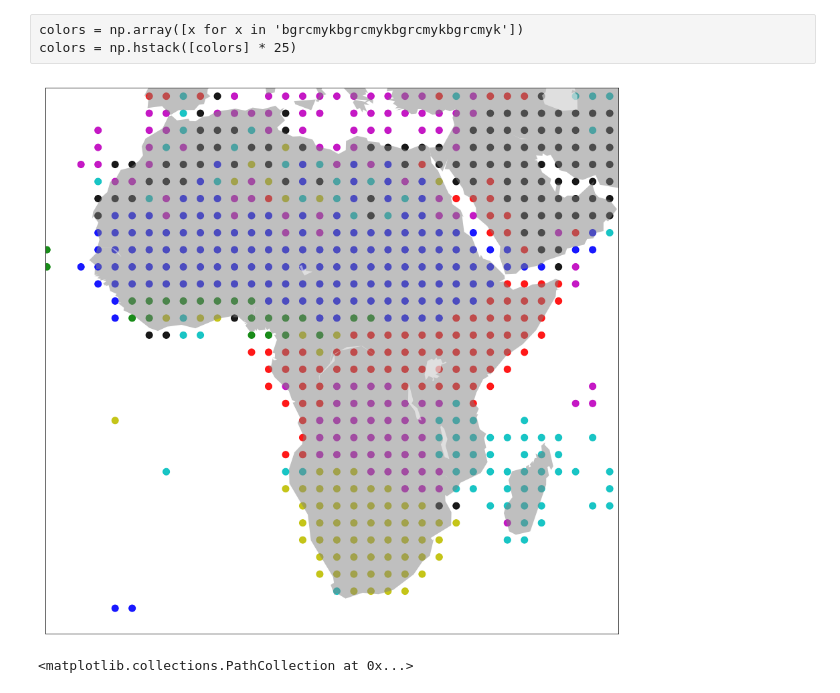
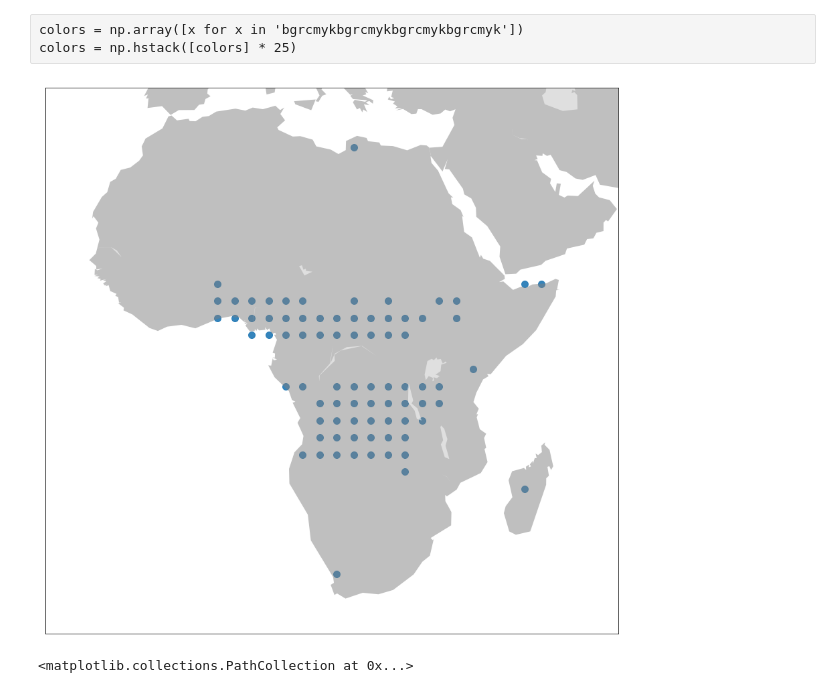
Before and after one commit to alchemist5617/Climate-Network, a Jupyter notebook: causality/PCA_varimax.ipynb, the cells around one changed output. Cells and saved outputs as stored; diff of their text form; code cells hidden in the pictures.

```diff
--- a/causality/PCA_varimax.ipynb
+++ b/causality/PCA_varimax.ipynb
@@ -157 +136,16 @@ Matrix1
+# %%
+loading = pd.DataFrame(varimax(Matrix1, q=200))
+loading = loading.abs()
+# %%
+def index_finder(loading,col,percent = 0.98):
+    values = loading[col].sort_values(ascending = False)
+    s = 0
+    i = 0
+    while s < percent:
+        s+=values[i]
+        i = i+1
+    Idx = values[:i].index
+    return(Idx)
+# %%
+Idx = index_finder(loading,3)
 # %%
@@ -159,5 +152,7 @@ loading = pd.DataFrame(varimax(Matrix1))
 clusters = loading.idxmax(axis=1)
 df = pd.DataFrame({"lons":lon_list,"lats":lat_list,"clusters":clusters.values.tolist()})
+# %%
+df1 = df.iloc[Idx,:]
 # %% [raw]
 df1 = df[df["clusters"] == 0]
 df2 = df[df["clusters"] == 1]
@@ -210,37 +205,37 @@ m=Basemap(llcrnrlon=-24, llcrnrlat=-40,urcrnrlon=60,urcrnrlat=40)
 m.fillcontinents(color='grey', alpha=0.5)
 #m.drawcoastlines()
 # draw a boundary around the map, fill the background.
 # this background will end up being the ocean color, since
 # the continents will be drawn on top.
 #m.drawmapboundary(fill_color='white')
 #m.bluemarble()
 # fill continents, set lake color same as ocean color.
 #m.fillcontinents(color='lightgrey',lake_color='white', )
 #m.drawlsmask(land_color='coral',ocean_color='aqua',lakes=True)
 
-lons = df["lons"].values
-lats = df["lats"].values
+lons = df1["lons"].values
+lats = df1["lats"].values
 x,y = m(lons, lats)
-plt.scatter(x, y, c=center_colors, alpha=0.9, s=100)
+plt.scatter(x, y, alpha=0.9, s=100)
 
 #lons2 = df2["lons"]
 #lats2 = df2["lats"]
 #x,y = m(lons2, lats2)
 #m.scatter(x, y)
 
 #lons3 = df3["lons"]
 #lats3 = df3["lats"]
 #x,y = m(lons3, lats3)
 #m.scatter(x, y)
 
 #lons3 = df3["lons"]
 #lats3 = df3["lats"]
 #x,y = m(lons3, lats3)
 #m.scatter(x, y)
 
 plt.show()
 # %% [output]
-[figure, old version]
+[figure, new version]
 # %%
 plt.figure(figsize=(30,15))
 # Make the background map
```
Also changed, not shown: parts of 8 cells of this notebook.
